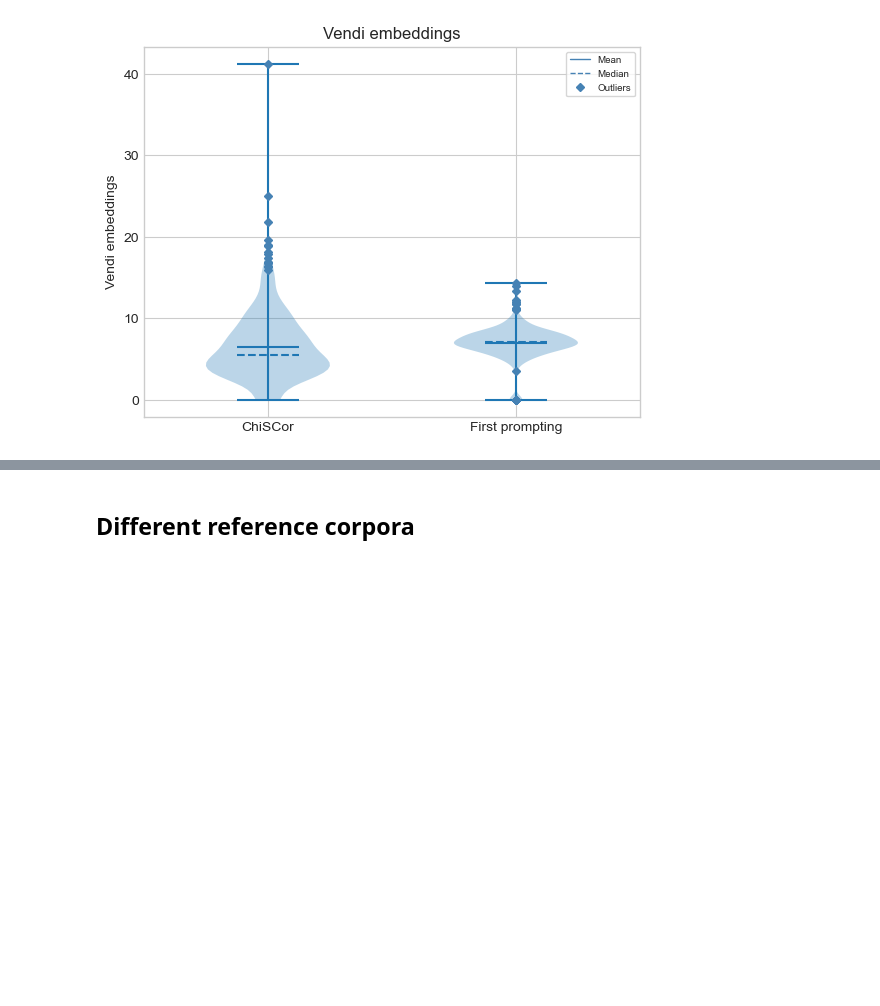
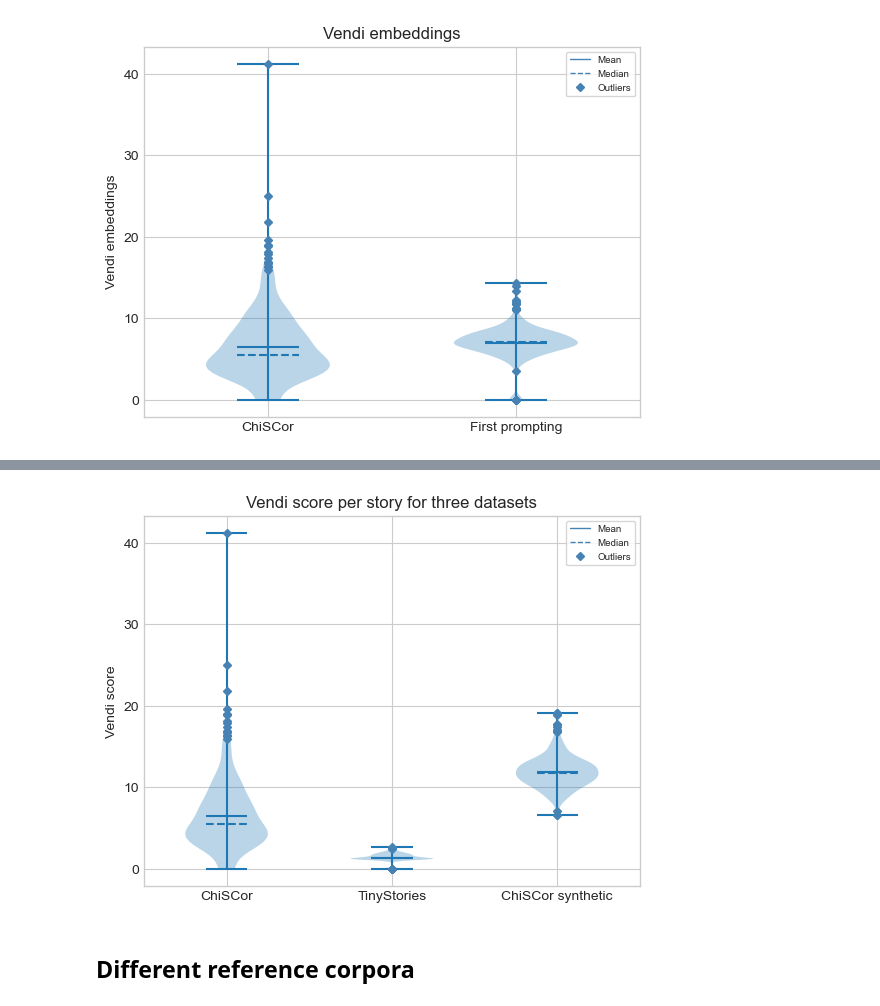
Before and after one commit to sabijn/storylm_p1_data, a Jupyter notebook: dataset_eval_overview-NL.ipynb, the cells around one changed output, grey strips where cells are left out. Cells and saved outputs as stored; diff of their text form; code cells hidden in the pictures; blank space fills up the shorter version.

```diff
--- a/dataset_eval_overview-NL.ipynb
+++ b/dataset_eval_overview-NL.ipynb
@@ -950,3 +1065,13 @@ plot_violin_plot(df_chiscor['vendi_embeddings'],
+# %%
+plot_three_violins(df_chiscor['vendi_embeddings'],
+                   tinystories_dutch['vendi_embeddings'],
+                chiscor_like_v2['vendi_embedding'][chiscor_like_v2['vendi_embedding'] > 0.0],
+                 xlabels=['ChiSCor', 'TinyStories', 'ChiSCor synthetic'],
+                 ylabel='Vendi score',
+                 title='Vendi score per story for three datasets',
+                 outliers=True)
+# %% [output]
+[figure, added]
 # %% [markdown]
 ## Different reference corpora
 # %%
```
Also changed, not shown: parts of 19 cells of this notebook, 10 other files.
